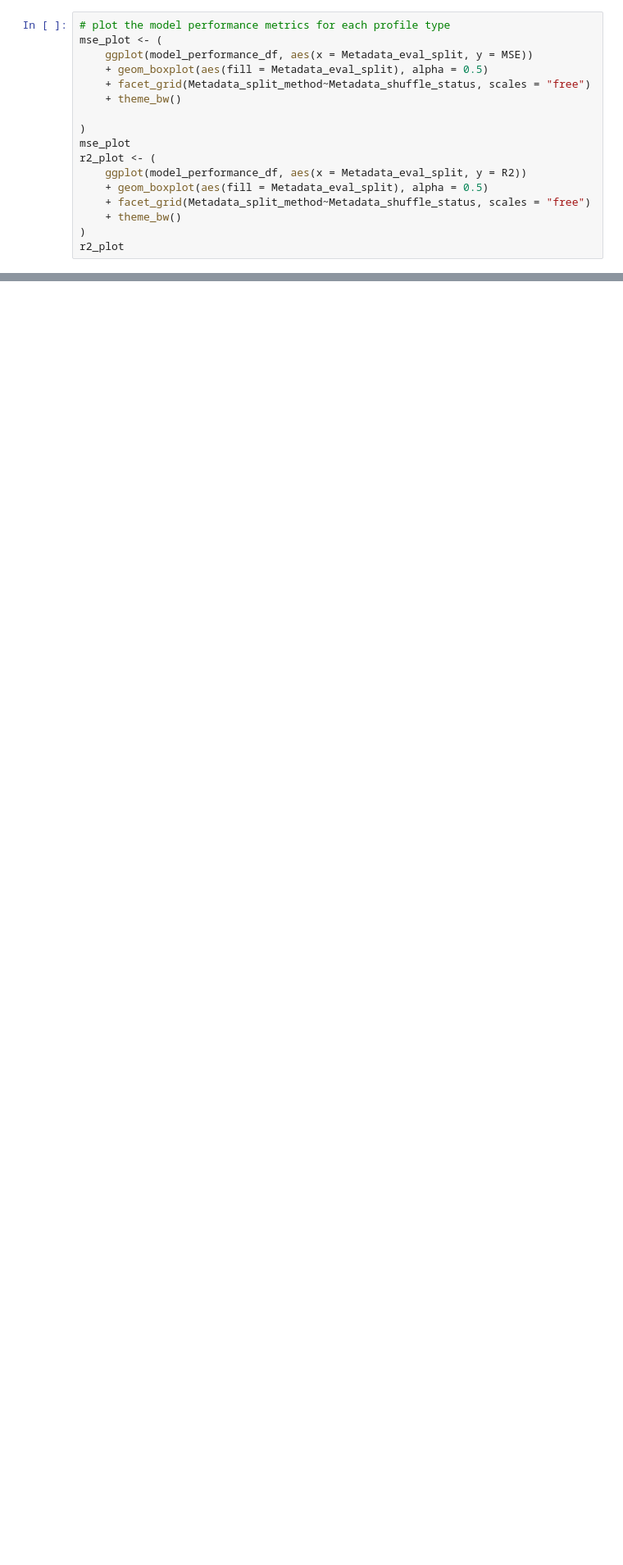
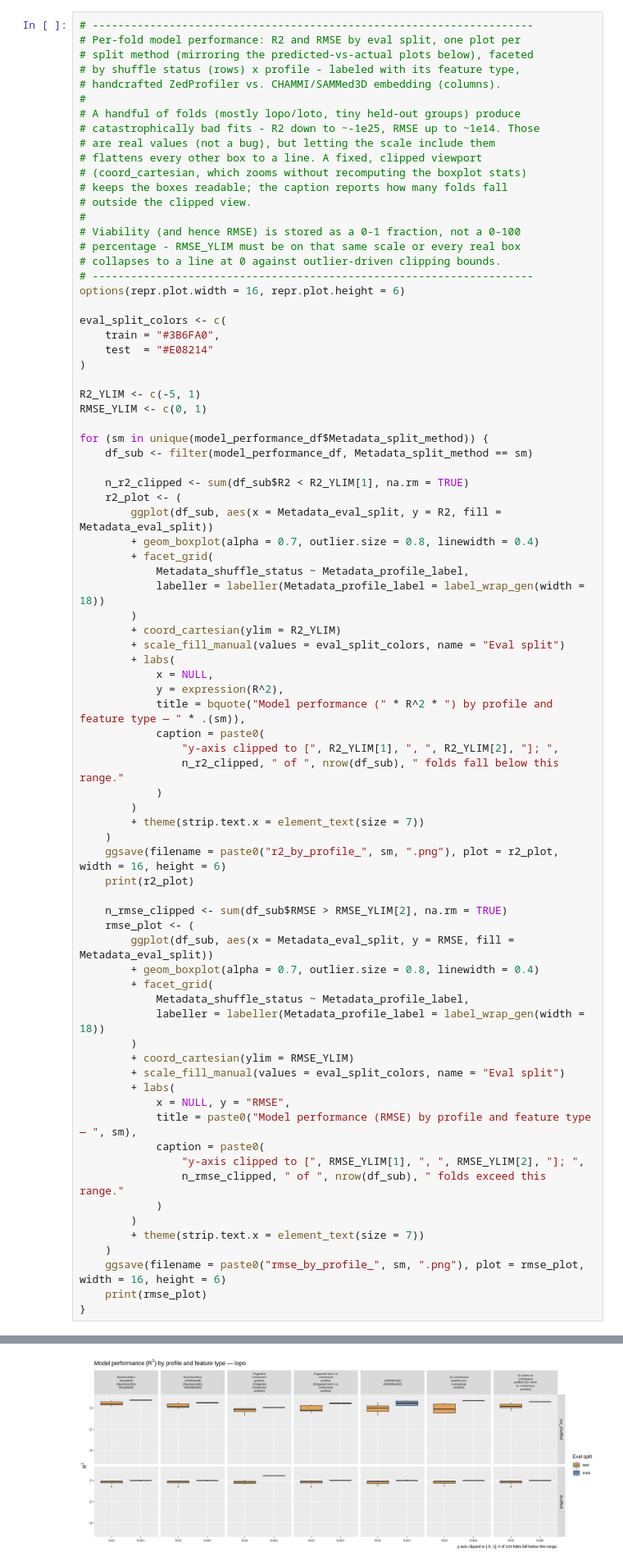
Before and after one commit to MikeLippincott/NF1_organoid_profile_analysis, a Jupyter notebook: 3.viability_prediction_models/notebooks/visualize_model_results.ipynb, the cells around one changed output, grey strips where cells are left out. Shown at 82% size. Drawn from its saved outputs; the diff is of its cells as text; blank space fills up the shorter version.

```diff
--- a/3.viability_prediction_models/notebooks/visualize_model_results.ipynb
+++ b/3.viability_prediction_models/notebooks/visualize_model_results.ipynb
@@ -29,18 +131,80 @@ A tibble: 6 × 13
 # %%
-# plot the model performance metrics for each profile type
-mse_plot <- (
-    ggplot(model_performance_df, aes(x = Metadata_eval_split, y = MSE))
-    + geom_boxplot(aes(fill = Metadata_eval_split), alpha = 0.5)
-    + facet_grid(Metadata_split_method~Metadata_shuffle_status, scales = "free")
-    + theme_bw()
+# ---------------------------------------------------------------------
+# Per-fold model performance: R2 and RMSE by eval split, one plot per
+# split method (mirroring the predicted-vs-actual plots below), faceted
+# by shuffle status (rows) x profile - labeled with its feature type,
+# handcrafted ZedProfiler vs. CHAMMI/SAMMed3D embedding (columns).
+#
+# A handful of folds (mostly lopo/loto, tiny held-out groups) produce
+# catastrophically bad fits - R2 down to ~-1e25, RMSE up to ~1e14. Those
+# are real values (not a bug), but letting the scale include them
+# flattens every other box to a line. A fixed, clipped viewport
+# (coord_cartesian, which zooms without recomputing the boxplot stats)
+# keeps the boxes readable; the caption reports how many folds fall
+# outside the clipped view.
+#
+# Viability (and hence RMSE) is stored as a 0-1 fraction, not a 0-100
+# percentage - RMSE_YLIM must be on that same scale or every real box
+# collapses to a line at 0 against outlier-driven clipping bounds.
+# ---------------------------------------------------------------------
+options(repr.plot.width = 16, repr.plot.height = 6)
 
+eval_split_colors <- c(
+    train = "#3B6FA0",
+    test  = "#E08214"
 )
-mse_plot
-r2_plot <- (
-    ggplot(model_performance_df, aes(x = Metadata_eval_split, y = R2))
-    + geom_boxplot(aes(fill = Metadata_eval_split), alpha = 0.5)
-    + facet_grid(Metadata_split_method~Metadata_shuffle_status, scales = "free")
-    + theme_bw()
-)
-r2_plot
+
+R2_YLIM <- c(-5, 1)
+RMSE_YLIM <- c(0, 1)
+
+for (sm in unique(model_performance_df$Metadata_split_method)) {
+    df_sub <- filter(model_performance_df, Metadata_split_method == sm)
+
+    n_r2_clipped <- sum(df_sub$R2 < R2_YLIM[1], na.rm = TRUE)
+    r2_plot <- (
+        ggplot(df_sub, aes(x = Metadata_eval_split, y = R2, fill = Metadata_eval_split))
+        + geom_boxplot(alpha = 0.7, outlier.size = 0.8, linewidth = 0.4)
+        + facet_grid(
+            Metadata_shuffle_status ~ Metadata_profile_label,
+            labeller = labeller(Metadata_profile_label = label_wrap_gen(width = 18))
+        )
+        + coord_cartesian(ylim = R2_YLIM)
+        + scale_fill_manual(values = eval_split_colors, name = "Eval split")
+        + labs(
+            x = NULL,
+            y = expression(R^2),
+            title = bquote("Model performance (" * R^2 * ") by profile and feature type — " * .(sm)),
+            caption = paste0(
+                "y-axis clipped to [", R2_YLIM[1], ", ", R2_YLIM[2], "]; ",
+                n_r2_clipped, " of ", nrow(df_sub), " folds fall below this range."
+            )
+        )
+        + theme(strip.text.x = element_text(size = 7))
+    )
+    ggsave(filename = paste0("r2_by_profile_", sm, ".png"), plot = r2_plot, width = 16, height = 6)
+    print(r2_plot)
+
+    n_rmse_clipped <- sum(df_sub$RMSE > RMSE_YLIM[2], na.rm = TRUE)
+    rmse_plot <- (
+        ggplot(df_sub, aes(x = Metadata_eval_split, y = RMSE, fill = Metadata_eval_split))
+        + geom_boxplot(alpha = 0.7, outlier.size = 0.8, linewidth = 0.4)
+        + facet_grid(
+            Metadata_shuffle_status ~ Metadata_profile_label,
+            labeller = labeller(Metadata_profile_label = label_wrap_gen(width = 18))
+        )
+        + coord_cartesian(ylim = RMSE_YLIM)
+        + scale_fill_manual(values = eval_split_colors, name = "Eval split")
+        + labs(
+            x = NULL, y = "RMSE",
+            title = paste0("Model performance (RMSE) by profile and feature type — ", sm),
+            caption = paste0(
+                "y-axis clipped to [", RMSE_YLIM[1], ", ", RMSE_YLIM[2], "]; ",
+                n_rmse_clipped, " of ", nrow(df_sub), " folds exceed this range."
+            )
+        )
+        + theme(strip.text.x = element_text(size = 7))
+    )
+    ggsave(filename = paste0("rmse_by_profile_", sm, ".png"), plot = rmse_plot, width = 16, height = 6)
+    print(rmse_plot)
+}
 # %% [output]
@@ -47,0 +211 @@ ERROR: Error in ggplot(model_performance_df, aes(x = Metadata_eval_split, y = MS
+[figure, added]
```
Also changed, not shown: parts of 15 cells of this notebook, 16 other files.
